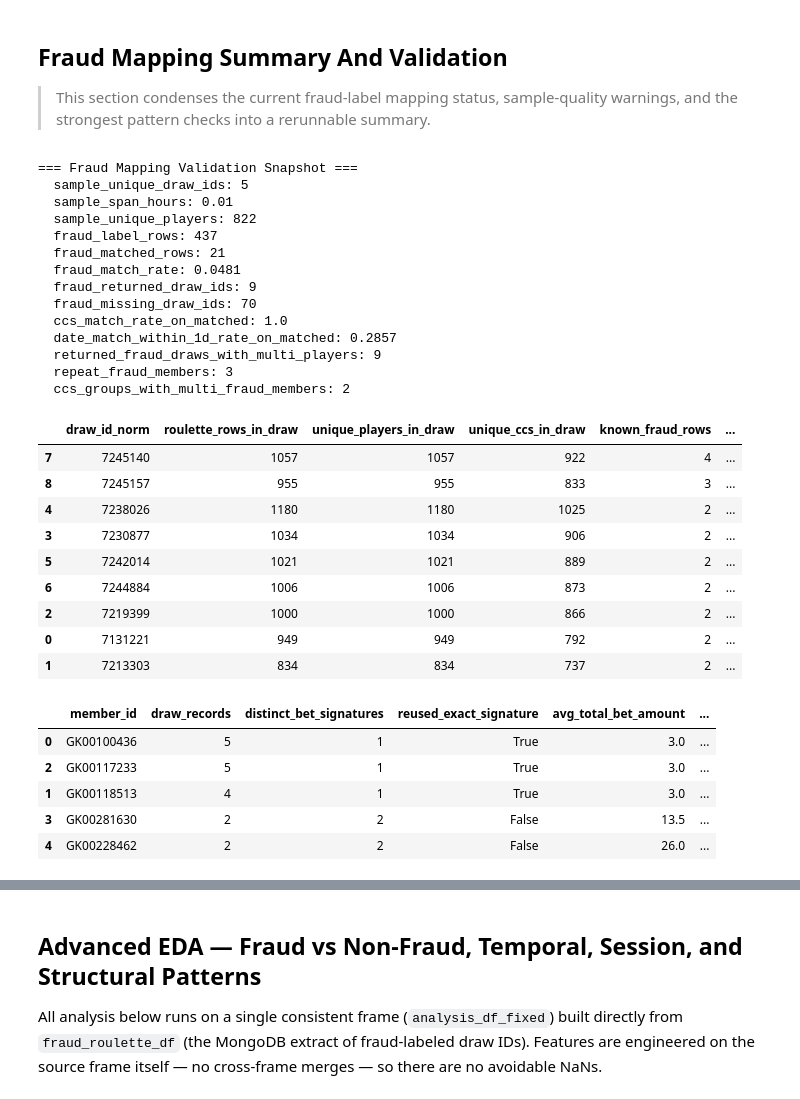
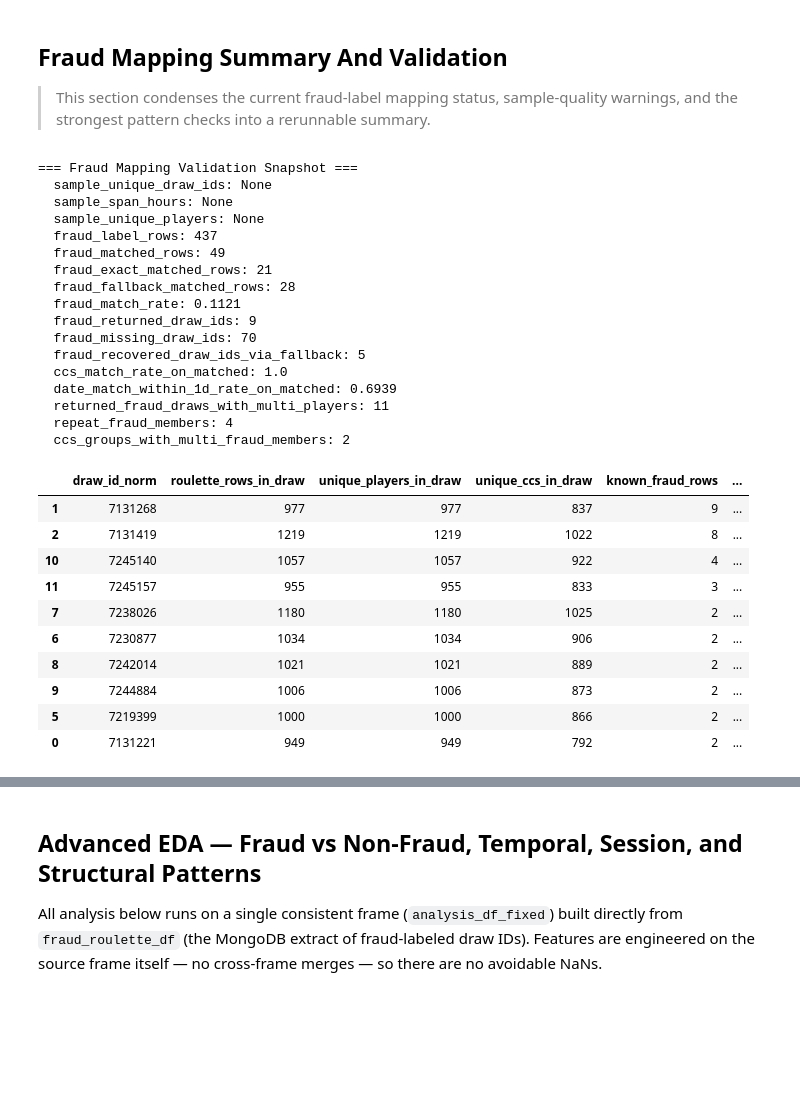
Before and after one commit to AyushDubeyaquagaming/Fraud-Detection, a Jupyter notebook: notebook/fraud_eda.ipynb, the cells around one changed output, grey strips where cells are left out. Cells and saved outputs as stored; diff of their text form; code cells hidden in the pictures; blank space fills up the shorter version.

```diff
--- a/notebook/fraud_eda.ipynb
+++ b/notebook/fraud_eda.ipynb
@@ -1849,6 +2050,8 @@ number  bet_rows  total_wagered   avg_bet  nonzero_bets  unique_players
 
 > This section condenses the current fraud-label mapping status, sample-quality warnings, and the strongest pattern checks into a rerunnable summary.
 # %%
+
+
 # ── Fraud Mapping Summary Snapshot ───────────────────────────────────────────
 # Build a compact rerunnable summary from the cells above so the current findings
 # remain visible even after future notebook edits or kernel restarts.
@@ -1869,9 +2072,12 @@ validation_summary = {
     "sample_unique_players": coverage.get("unique_players") if "coverage" in globals() else None,
     "fraud_label_rows": fraud_mapping_summary.get("label_rows") if "fraud_mapping_summary" in globals() else None,
     "fraud_matched_rows": fraud_mapping_summary.get("matched_rows") if "fraud_mapping_summary" in globals() else None,
+    "fraud_exact_matched_rows": fraud_mapping_summary.get("exact_matched_rows") if "fraud_mapping_summary" in globals() else None,
+    "fraud_fallback_matched_rows": fraud_mapping_summary.get("fallback_matched_rows") if "fraud_mapping_summary" in globals() else None,
     "fraud_match_rate": fraud_mapping_summary.get("match_rate") if "fraud_mapping_summary" in globals() else None,
     "fraud_returned_draw_ids": fraud_mapping_summary.get("returned_draw_ids") if "fraud_mapping_summary" in globals() else None,
     "fraud_missing_draw_ids": fraud_mapping_summary.get("missing_draw_ids") if "fraud_mapping_summary" in globals() else None,
+    "fraud_recovered_draw_ids_via_fallback": fraud_mapping_summary.get("recovered_draw_ids_via_fallback") if "fraud_mapping_summary" in globals() else None,
     "ccs_match_rate_on_matched": fraud_mapping_summary.get("ccs_match_rate_on_matched") if "fraud_mapping_summary" in globals() else None,
     "date_match_within_1d_rate_on_matched": fraud_mapping_summary.get("date_match_within_1d_rate_on_matched") if "fraud_mapping_summary" in globals() else None,
     "returned_fraud_draws_with_multi_players": flow_summary.get("draws_with_multiple_known_fraud_players") if "flow_summary" in globals() else None,
@@ -1894,54 +2100,52 @@ if "draw_level_risk_candidates" in globals() and not draw_level_risk_candidates.
     repeated_pattern_rows = []
     for member_id in top_risk_ids:
         player_rows = roulette_df.loc[roulette_df[player_col] == member_id, [round_col, "bets", "total_bet_amount", "win_points"]].copy()
         player_rows["bet_signature"] = player_rows["bets"].apply(bet_signature)
         repeated_pattern_rows.append(
             {
                 "member_id": member_id,
                 "draw_records": int(len(player_rows)),
                 "distinct_bet_signatures": int(player_rows["bet_signature"].nunique()),
                 "reused_exact_signature": bool(player_rows["bet_signature"].nunique() == 1 and len(player_rows) > 1),
                 "avg_total_bet_amount": round(float(pd.to_numeric(player_rows["total_bet_amount"], errors="coerce").mean()), 4),
                 "avg_win_points": round(float(pd.to_numeric(player_rows["win_points"], errors="coerce").mean()), 4),
             }
         )
     repeated_pattern_snapshot = pd.DataFrame(repeated_pattern_rows).sort_values(
         ["reused_exact_signature", "draw_records"], ascending=[False, False]
     )
     display(repeated_pattern_snapshot)
 
 if validation_summary.get("sample_unique_draw_ids") is not None and validation_summary["sample_unique_draw_ids"] <= 5:
     print("Warning: the base 3,000-row sample is still far too narrow for population-level behavioral conclusions.")
 if validation_summary.get("fraud_missing_draw_ids") is not None and validation_summary["fraud_missing_draw_ids"] > 0:
-    print("Next priority: investigate unmatched fraud labels with member_id plus date-window lookups, not draw_id only.")
+    print("Fallback matching is now live. Next priority: inspect the remaining unmatched labels via wider date windows, the labels collection, or a broader historical pull.")
 # %% [output]
 === Fraud Mapping Validation Snapshot ===
-  sample_unique_draw_ids: 5
-  sample_span_hours: 0.01
-  sample_unique_players: 822
+  sample_unique_draw_ids: None
+  sample_span_hours: None
+  sample_unique_players: None
   fraud_label_rows: 437
-  fraud_matched_rows: 21
-  fraud_match_rate: 0.0481
+  fraud_matched_rows: 49
+  fraud_exact_matched_rows: 21
+  fraud_fallback_matched_rows: 28
+  fraud_match_rate: 0.1121
   fraud_returned_draw_ids: 9
   fraud_missing_draw_ids: 70
+  fraud_recovered_draw_ids_via_fallback: 5
   ccs_match_rate_on_matched: 1.0
-  date_match_within_1d_rate_on_matched: 0.2857
-  returned_fraud_draws_with_multi_players: 9
-  repeat_fraud_members: 3
+  date_match_within_1d_rate_on_matched: 0.6939
+  returned_fraud_draws_with_multi_players: 11
+  repeat_fraud_members: 4
   ccs_groups_with_multi_fraud_members: 2
 |  | draw_id_norm | roulette_rows_in_draw | unique_players_in_draw | unique_ccs_in_draw | known_fraud_rows | ... |
-| 7 | 7245140 | 1057 | 1057 | 922 | 4 | ... |
-| 8 | 7245157 | 955 | 955 | 833 | 3 | ... |
-| 4 | 7238026 | 1180 | 1180 | 1025 | 2 | ... |
-| 3 | 7230877 | 1034 | 1034 | 906 | 2 | ... |
-| 5 | 7242014 | 1021 | 1021 | 889 | 2 | ... |
-| 6 | 7244884 | 1006 | 1006 | 873 | 2 | ... |
-| 2 | 7219399 | 1000 | 1000 | 866 | 2 | ... |
+| 1 | 7131268 | 977 | 977 | 837 | 9 | ... |
+| 2 | 7131419 | 1219 | 1219 | 1022 | 8 | ... |
+| 10 | 7245140 | 1057 | 1057 | 922 | 4 | ... |
+| 11 | 7245157 | 955 | 955 | 833 | 3 | ... |
+| 7 | 7238026 | 1180 | 1180 | 1025 | 2 | ... |
+| 6 | 7230877 | 1034 | 1034 | 906 | 2 | ... |
+| 8 | 7242014 | 1021 | 1021 | 889 | 2 | ... |
+| 9 | 7244884 | 1006 | 1006 | 873 | 2 | ... |
+| 5 | 7219399 | 1000 | 1000 | 866 | 2 | ... |
 | 0 | 7131221 | 949 | 949 | 792 | 2 | ... |
-| 1 | 7213303 | 834 | 834 | 737 | 2 | ... |
-|  | member_id | draw_records | distinct_bet_signatures | reused_exact_signature | avg_total_bet_amount | ... |
-| 0 | GK00100436 | 5 | 1 | True | 3.0 | ... |
-| 2 | GK00117233 | 5 | 1 | True | 3.0 | ... |
-| 1 | GK00118513 | 4 | 1 | True | 3.0 | ... |
-| 3 | GK00281630 | 2 | 2 | False | 13.5 | ... |
-| 4 | GK00228462 | 2 | 2 | False | 26.0 | ... |
```
Also changed, not shown: parts of 16 cells of this notebook, 2 other files.
